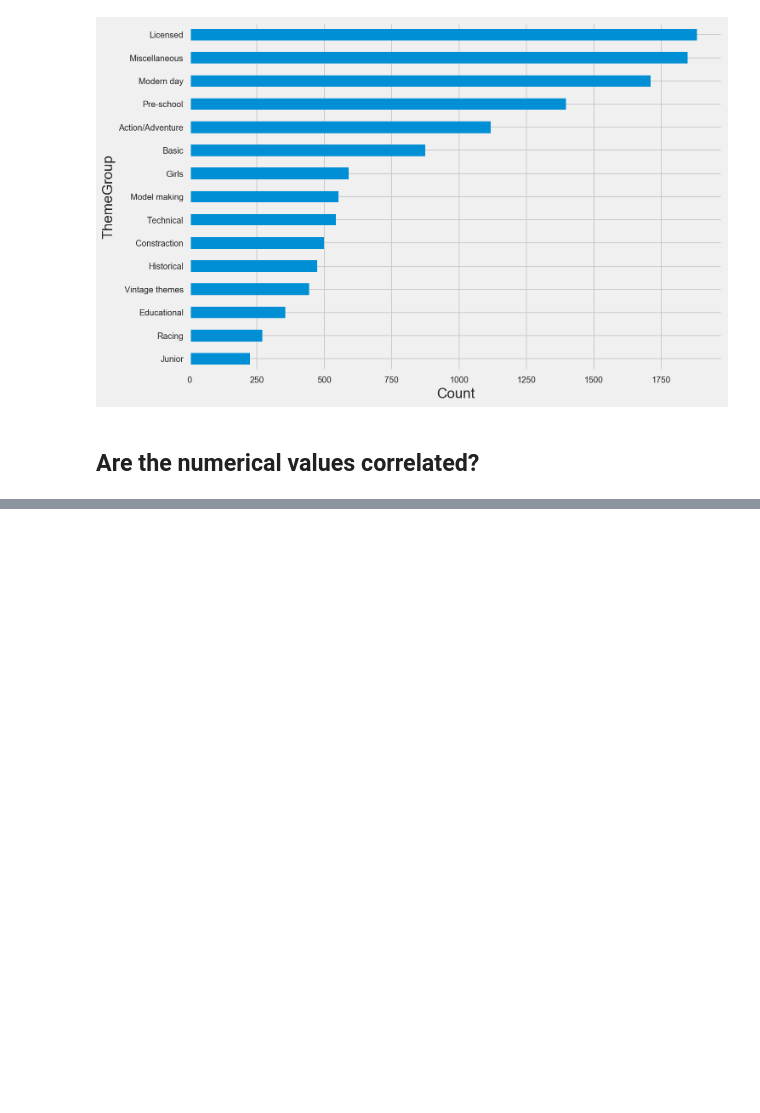
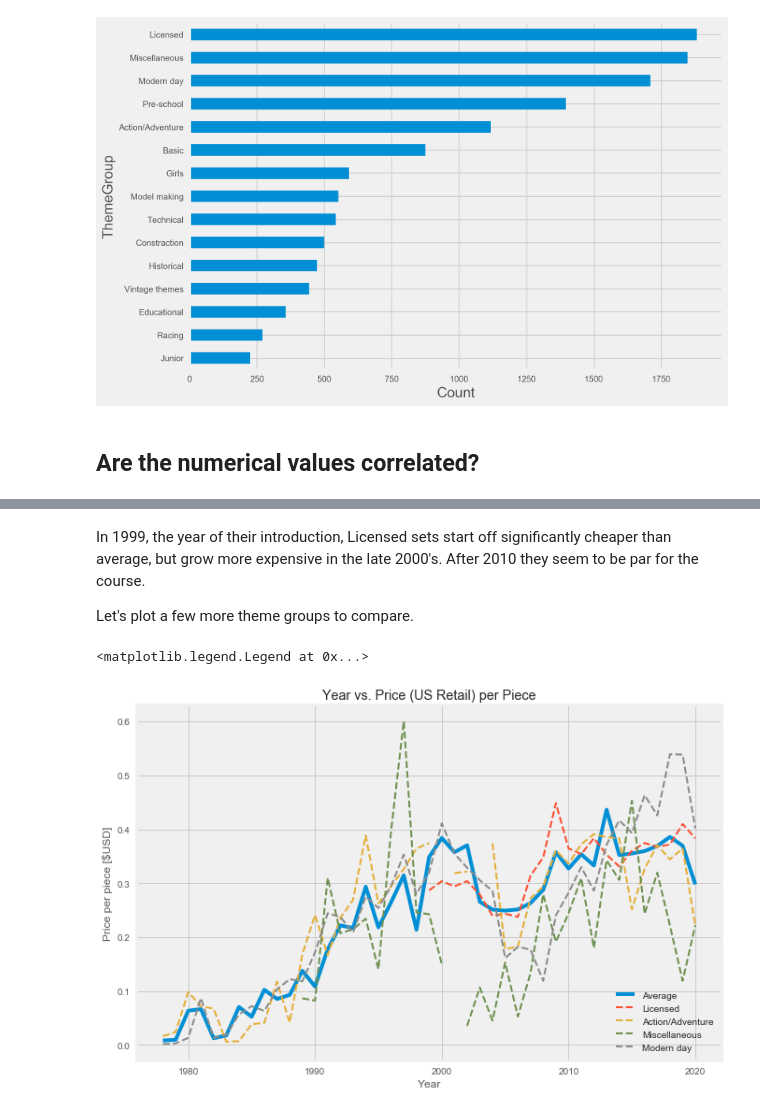
Before and after one commit to musicbyjing/lego_data_exploration, a Jupyter notebook: Lego_data.ipynb, the cells around one changed output, grey strips where cells are left out. Drawn from its saved outputs; the diff is of its cells as text; code cells hidden in the pictures; blank space fills up the shorter version.

```diff
--- a/Lego_data.ipynb
+++ b/Lego_data.ipynb
@@ -153,0 +163,18 @@ plt.legend()
+# %% [markdown]
+In 1999, the year of their introduction, Licensed sets start off significantly cheaper than average, but grow more expensive in the late 2000's. After 2010 they seem to be par for the course.
+
+Let's plot a few more theme groups to compare.
+# %%
+plt.figure(figsize=(10,7))
+plt.xlabel('Year')
+plt.ylabel('Price per piece [$USD]')
+plt.title('Year vs. Price (US Retail) per Piece')
+plot_ppp_list_all()
+plot_ppp_list("Licensed")
+plot_ppp_list("Action/Adventure")
+plot_ppp_list("Miscellaneous")
+plot_ppp_list("Modern day")
+plt.legend()
+# %% [output]
+<matplotlib.legend.Legend at 0x...>
+[figure, added]
```
Also changed, not shown: parts of 19 cells of this notebook, 3 other files.
